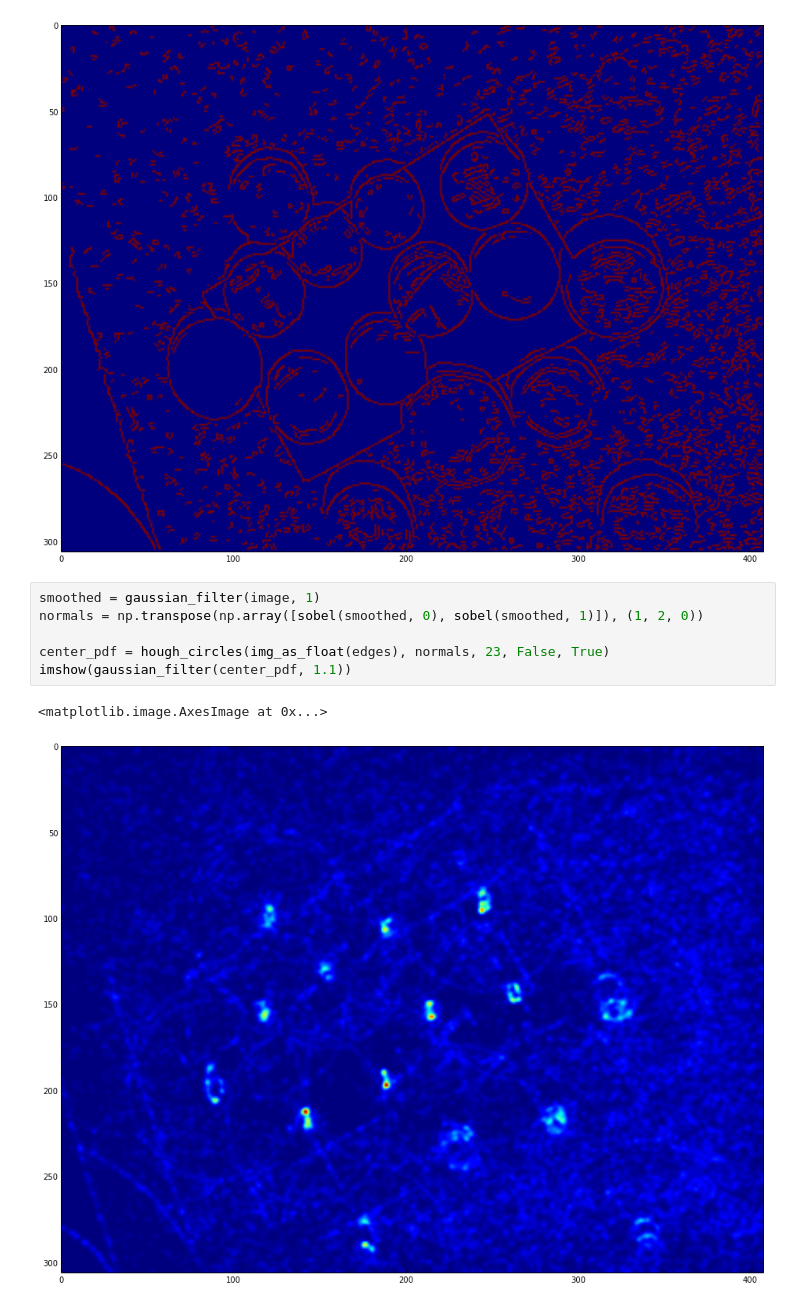
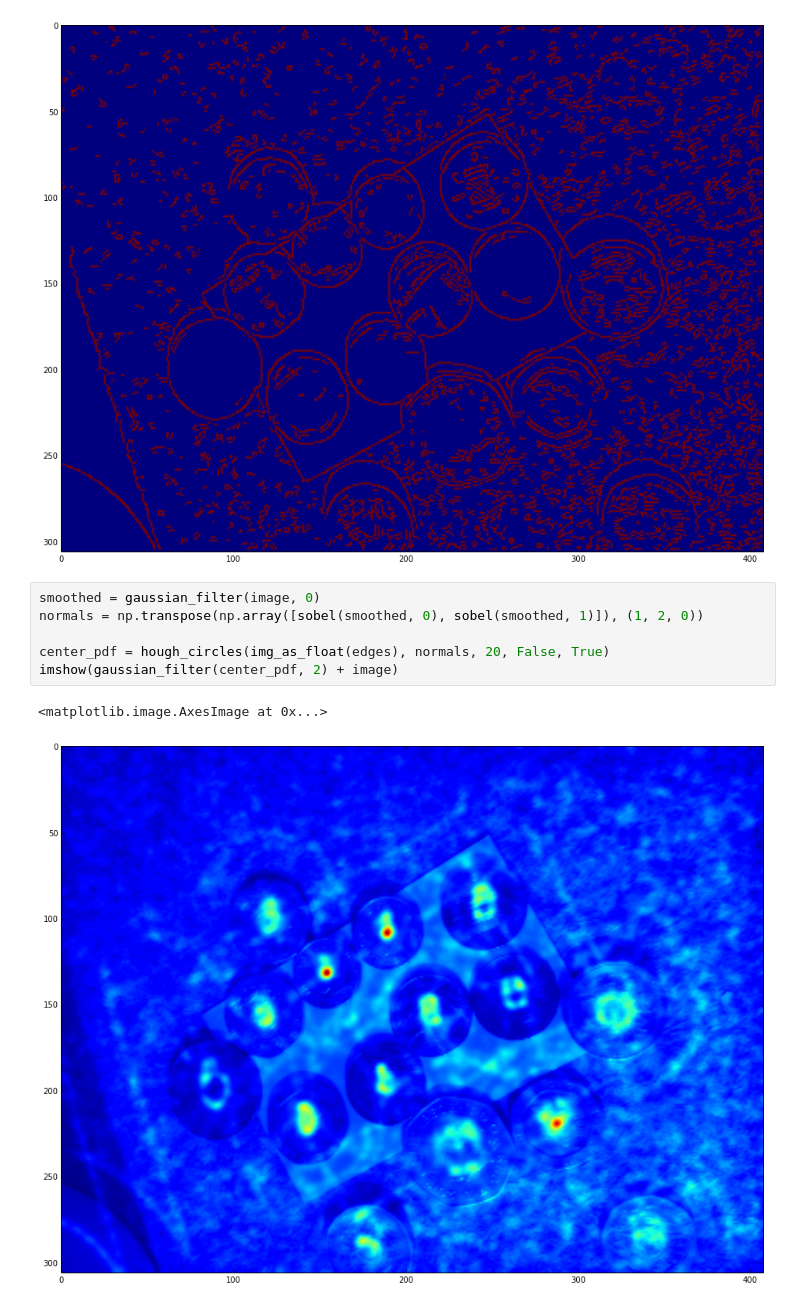
Before and after one commit to bwhmather/coins, a Jupyter notebook: detect.ipynb, the cells around one changed output. Saved outputs shown, nothing was run; the diff lists cells and outputs as text.

```diff
--- a/detect.ipynb
+++ b/detect.ipynb
@@ -51,11 +51,11 @@ imshow(edges)
 <matplotlib.image.AxesImage at 0x...>
 [figure]
 # %%
-smoothed = gaussian_filter(image, 1)
+smoothed = gaussian_filter(image, 0)
 normals = np.transpose(np.array([sobel(smoothed, 0), sobel(smoothed, 1)]), (1, 2, 0))
 
-center_pdf = hough_circles(img_as_float(edges), normals, 23, False, True)
-imshow(gaussian_filter(center_pdf, 1.1))
+center_pdf = hough_circles(img_as_float(edges), normals, 20, False, True)
+imshow(gaussian_filter(center_pdf, 2) + image)
 # %% [output]
 <matplotlib.image.AxesImage at 0x...>
-[figure, old version]
+[figure, new version]
```
Also changed, not shown: parts of 2 cells of this notebook.
